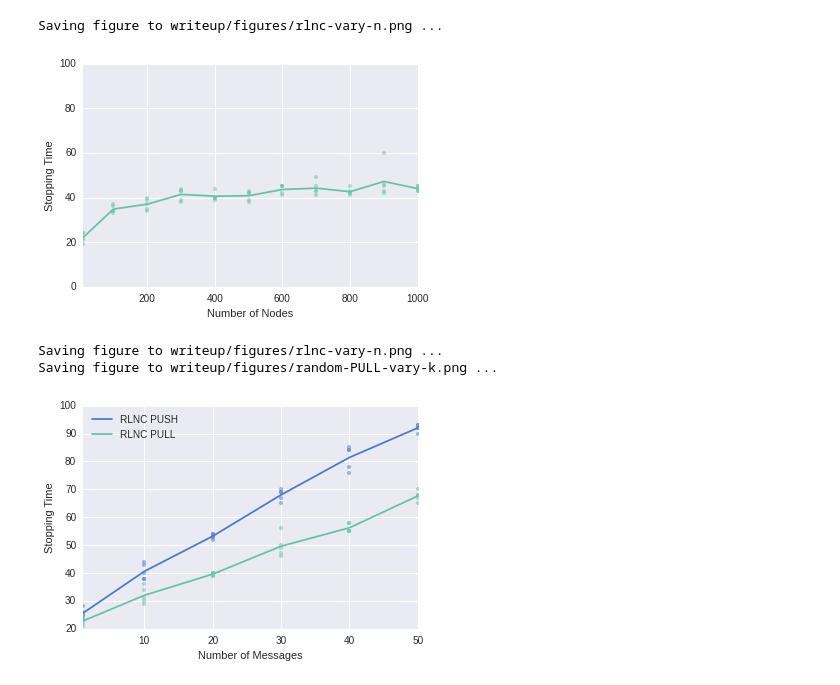
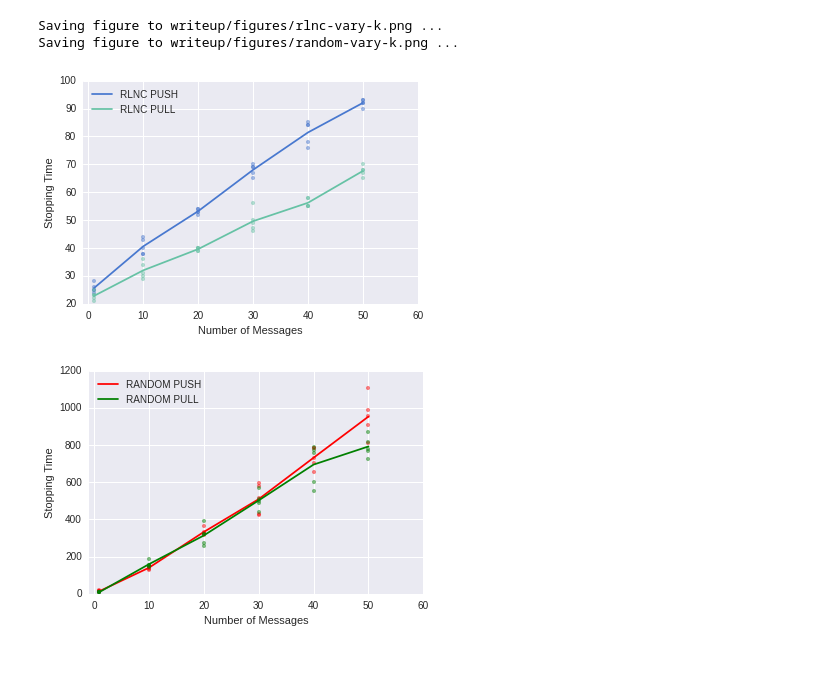
Before and after one commit to newmanne/RLNC-Gossip, a Jupyter notebook: RLNC.ipynb, the cells around one changed output. Cells and saved outputs as stored; diff of their text form; code cells hidden in the pictures.

Commit message:
Push final versioN

```diff
--- a/RLNC.ipynb
+++ b/RLNC.ipynb
@@ -21,7 +21,12 @@ def savefig(name):
 rlnc_vary_k_data = json.load(open('./results/results_500_nodes_vary_message.txt'))
 rlnc_vary_n_data = json.load(open('./results/node_increases.txt'))
 rlnc_PULL_vary_k_data = json.load(open('./results/pull-rlnc.txt'))
+rlnc_PULL_vary_n_data = json.load(open('./results/pull-rlnc-vary-n.txt'))
 random_message_vary_k = json.load(open('./results/random_messages_vary_k.txt'))
+random_message_PULL_vary_k = json.load(open('./results/random_messages_vary_k_PULL.txt'))
+random_vary_n_data = json.load(open('./results/random_messages_vary_n.txt'))
+random_vary_n_PULL_data = json.load(open('./results/random_messages_vary_n_PULL.txt'))
+# missing only random vary n
 # %%
 # Plot of stopping time vs number of messages for fixed number of nodes
 def stopping_time_for_varied_k(d_source):
@@ -69,30 +102,24 @@ n_stopped_random_messages = ecdf_stuff(random_message_vary_k)
 # %%
-sns.tsplot(zip(*rlnc_vary_nodes_stopping_rounds), time=num_nodes, err_style="unit_points")
-# sns.tsplot(zip(*stopping_rounds), time=num_messages)
-plt.ylabel("Stopping Time")
-plt.xlabel("Number of Nodes")
-#plt.xlim([0, 70])
-plt.ylim([0, 100])
-savefig('rlnc-vary-n')
+def plot_vary_k(x, y, **kw):
+    sns.tsplot(zip(*y), time=x, err_style="unit_points", **kw)
+    # sns.tsplot(zip(*stopping_rounds), time=num_messages)
+    plt.ylabel("Stopping Time")
+    plt.xlabel("Number of Messages")
+    plt.xlim(xmin=-1, xmax=60)
+    #plt.xlim([0, 70])
+#     plt.ylim([0, 100])embedded-picture
+# plot_vary_k(random_messages_num_messages, random_messages_vary_k_stopping_rounds)
+# savefig('random-vary-k')
+
+plot_vary_k(num_messages, rlnc_vary_k_stopping_rounds, condition="RLNC PUSH", color="muted")
+plot_vary_k(rlnc_PULL_vary_k_messages, rlnc_PULL_vary_k_stopping_rounds, condition="RLNC PULL")
+savefig('rlnc-vary-k')
+plt.figure()
+plot_vary_k(random_messages_num_messages, random_messages_vary_k_stopping_rounds, condition="RANDOM PUSH", color="red")
+plot_vary_k(random_message_PULL_vary_k_message, random_message_PULL_vary_k_stopping_rounds, condition="RANDOM PULL", color="green")
+savefig('random-vary-k')
 # %% [output]
-Saving figure to writeup/figures/rlnc-vary-n.png ...
+Saving figure to writeup/figures/rlnc-vary-k.png ...
+Saving figure to writeup/figures/random-vary-k.png ...
-[figure, old version]
+[figure, new version]
+[figure, added]
-# %%
-def plot_vary_k(x, y, **kw):
-    sns.tsplot(zip(*y), time=x, err_style="unit_points", **kw)
-    # sns.tsplot(zip(*stopping_rounds), time=num_messages)
-    plt.ylabel("Stopping Time")
-    plt.xlabel("Number of Messages")
-    #plt.xlim([0, 70])
-#     plt.ylim([0, 100])
-# plot_vary_k(random_messages_num_messages, random_messages_vary_k_stopping_rounds)
-# savefig('random-vary-k')
-
-plot_vary_k(num_messages, rlnc_vary_k_stopping_rounds, condition="RLNC PUSH", color="muted")
-savefig('rlnc-vary-n')
-plot_vary_k(rlnc_PULL_vary_k_messages, rlnc_PULL_vary_k_stopping_rounds, condition="RLNC PULL")
-savefig('random-PULL-vary-k')
-# %% [output]
-Saving figure to writeup/figures/rlnc-vary-n.png ...
-Saving figure to writeup/figures/random-PULL-vary-k.png ...
-[figure, removed]
```
Also changed, not shown: parts of 5 cells of this notebook, 7 other files.
